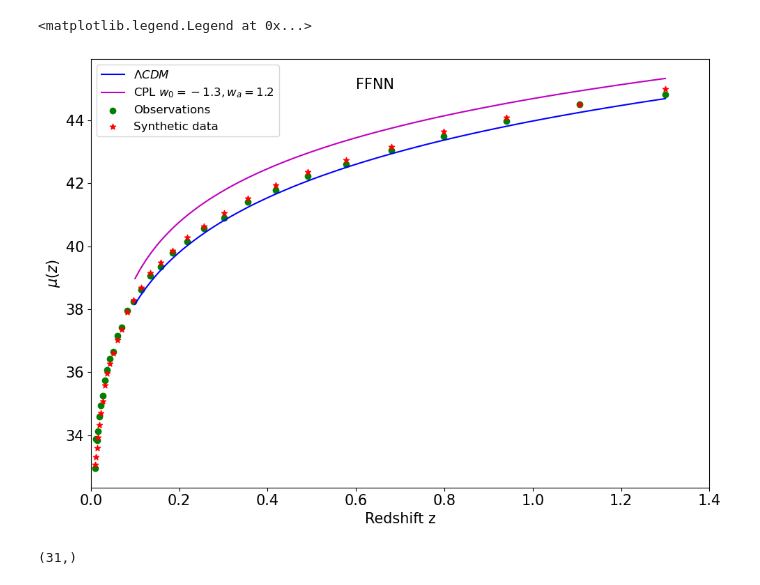
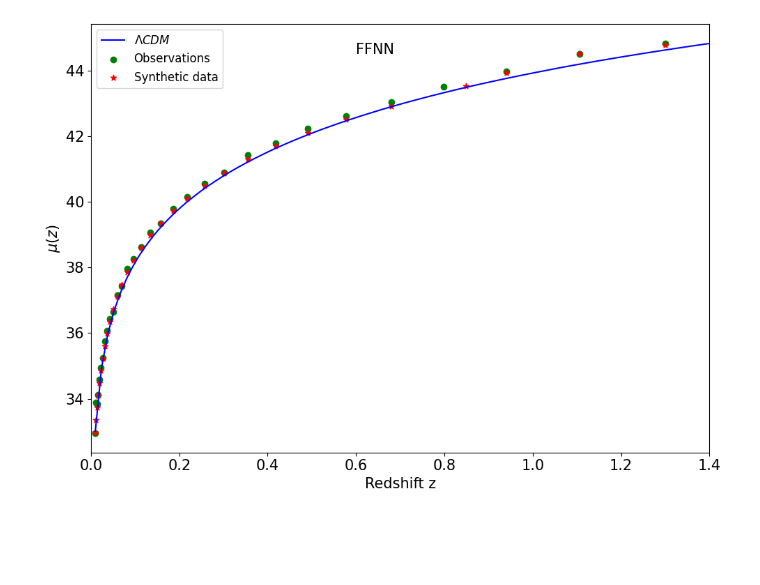
Before and after one commit to igomezv/neuralCosmoReconstruction, a Jupyter notebook: notebooks/loadANNjla.ipynb, the cells around one changed output. Drawn from its saved outputs; the diff is of its cells as text; code cells hidden in the pictures; blank space fills up the shorter version.

Commit message:
new distance modulus plots

```diff
--- a/notebooks/loadANNjla.ipynb
+++ b/notebooks/loadANNjla.ipynb
@@ -35,14 +53,15 @@ dll = scalerdl.transform(dl.reshape((-1,1)))
 # ranz = np.zeros(np.shape(z))
 # for i, _ in enumerate(ranz):
 #     ranz[i] = z[i] + 0.02*np.random.rand()
-file3 = '/home/cosmocicatais/Documents/github/neuralCosmoReconstruction/notebooks/fake_binned_JLADO.dat'
-data3 = pd.read_csv(file3, names=['z', '$D_L$'], sep = " ", skiprows=3)
+# file3 = '/home/cosmocicatais/Documents/github/neuralCosmoReconstruction/notebooks/fake_binned_JLADO.dat'
+# data3 = pd.read_csv(file3, names=['z', '$D_L$'], sep = " ", skiprows=3)
 
-ranz = data.values[:,0]
-randl = data.values[:,1]
+# ranz = data.values[:,0]
+# randl = data.values[:,1]
 # using original values
 # ranz = z
 
-# ranz = z
-pred_random = ffnn.predict(ranz)
-dlfake = scalerdl.inverse_transform(pred_random.reshape(-1,1))
+ranz = zpoints
+pred_random = ffnn.predict(np.log(ranz))
+dlfake = scalerdl.inverse_transform(pred_random[:,0].reshape(-1,1))
+errorsfake = np.exp(pred_random[:,1].reshape(nsize,))
@@ -56,11 +73,5 @@ np.savetxt("fake_binned_JLA2TEST1.dat",  fake_data, delimiter= " ", header="#fak
 # %%
-Om = 0.27
-# variance network
-w0 = -1
-
-# def RHSquared_a_lcdm(a):
-# #         return Ezlcdm(a)**2
-#     return Om*(1/a)**3 + 1 - Om
+Om = 0.31
 
 def RHSquared_a_owacdm(a, w0, wa):
 #         return Ezlcdm(a)**2
@@ -89,9 +100,9 @@ def distance_modulus(z, w0=-1, wa=0.0):
         # note that our Da_z is comoving, so we're only
         # multilpyting with a single (1+z) factor
 #         return 5*np.log10(Da_z(z, model, w0, wa)*(1+z))
-    return 5*np.log10(Da_z(z, w0, wa)*(1+z))+43
+    return 5*np.log10(Da_z(z, w0, wa)*(1+z)) + 43
 # %%
-zmodel = np.linspace(0.1, 1.3, 100)
+zmodel = np.linspace(0.01, 1.4, 100)
 flcdm = []
 fowacdm1 = []
 # fowacdm2 = []
@@ -101,7 +112,7 @@ fowacdm1 = []
 for zzz in zmodel:
     flcdm.append(distance_modulus(zzz, w0=-1, wa=0))
 #     fowacdm1.append(distance_modulus(zzz, w0=-1.3, wa=1.2))
-    fowacdm1.append(distance_modulus(zzz, w0=-10, wa=-100))
+    fowacdm1.append(distance_modulus(zzz, w0=-0.610, wa=-0.643))
 #     fowacdm2.append(distance_modulus(zz, model='owacdm', w0=-1, wa=-0.5))
 #     fowacdm3.append(distance_modulus(zz, model='owacdm', w0=-1, wa=0.0))
 
@@ -112,32 +123,26 @@ fowacdm1 = np.array(fowacdm1)
 # %%
 plt.figure(figsize=(10, 7), dpi=100)
 # plt.errorbar(ranz, pred_random, yerr=0, fmt='r.', markersize=10.)
 # plt.scatter(z, dl)
-plt.scatter(z, dl,c='g', label='Observations')
+plt.scatter(z, dist,c='g', label='Observations')
 plt.scatter(ranz, dlfake, c='r', label='Synthetic data', marker='*')
-# plt.errorbar(z, dl, yerr=0, fmt='g.', markersize=10, label='Observations')
-# plt.errorbar(ranz, pred_random,
-#              yerr=0, fmt='r.', markersize=10., label='Synthetic data')
+# plt.errorbar(z, dist, yerr=errors, fmt='g.', markersize=10, label='Observations')
+# plt.errorbar(ranz, dlfake, yerr=errorsfake, fmt='r.', markersize=10., label='Synthetic data')
+
 plt.plot(zmodel, flcdm, label='$\Lambda CDM$', c='b')
-plt.plot(zmodel, fowacdm1, label='CPL $w_0 = -1.3, w_a=1.2$', c='m')
+# plt.plot(zmodel, fowacdm1, label='CPL $w_0 = -1.3, w_a=1.2$', c='m')
 
 # plt.plot(z, Hlcdm(z), label='$\Lambda CDM$ $H_0 = 73.24$', c='k')
 # plt.plot(z, Hlcdm(z, H0=67.4), label='$\Lambda CDM$ $H_0 = 67.4$', c='b')
 plt.xlabel("Redshift z", fontsize=15)
 plt.ylabel("$\mu(z)$", fontsize=15)
 plt.xlim(-0.0, np.max(z)+0.1)
 plt.xticks(fontsize=15)
-plt.text(0.6, 45, 'FFNN', fontsize=15)
+plt.text(0.6, 44.5, 'FFNN', fontsize=15)
 plt.yticks(fontsize=15)
 plt.tight_layout()
 plt.legend(fontsize=12)
 # plt.savefig('jla3.png')
+plt.savefig('recjlaffnn.png')
 # %% [output]
-<matplotlib.legend.Legend at 0x...>
-[figure, old version]
+[figure, new version]
-# %%
-# syscov = np.loadtxt('/home/isidro/Documents/gitHub/misRepos/neuralCosmoReconstruction/data/cov_jla_binned_distances_31nodes_v1.txt',skiprows=1).reshape((31,31))
-avg_encoded = np.loadtxt('/home/cosmocicatais/Documents/github/neuralCosmoReconstruction/notebooks/avg_encoded.txt')
-np.shape(avg_encoded)
-# %% [output]
-(31,)
```
Also changed, not shown: parts of 22 cells of this notebook.
